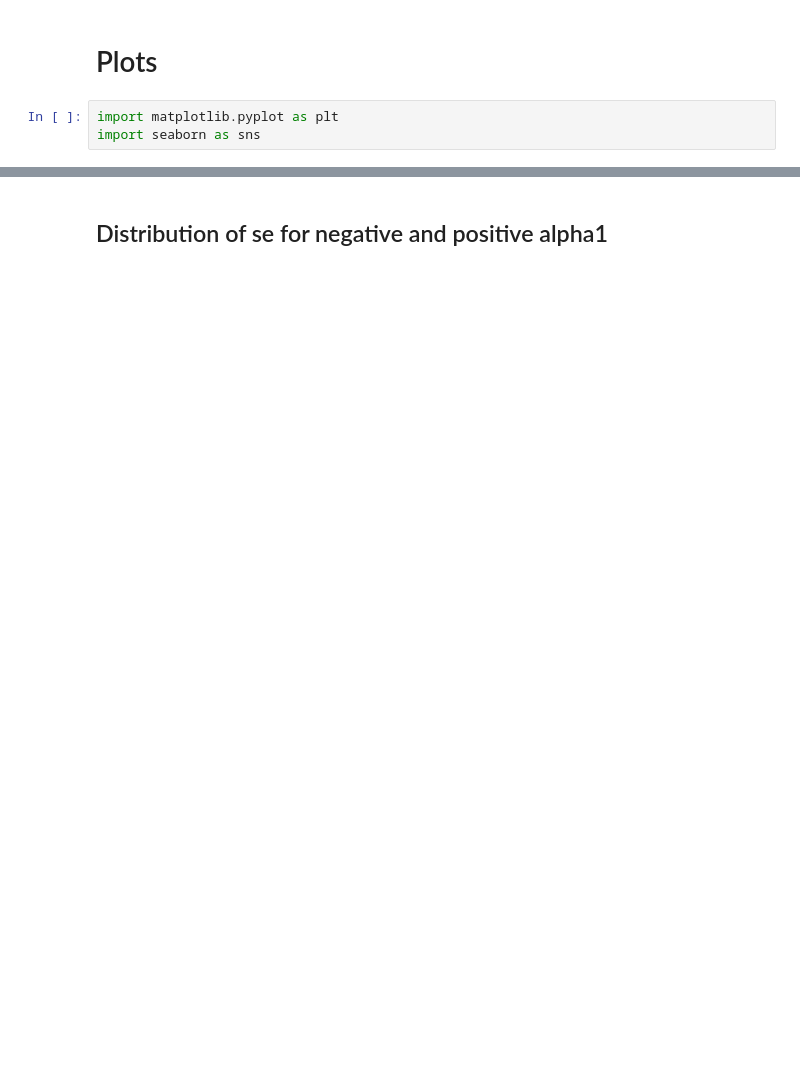
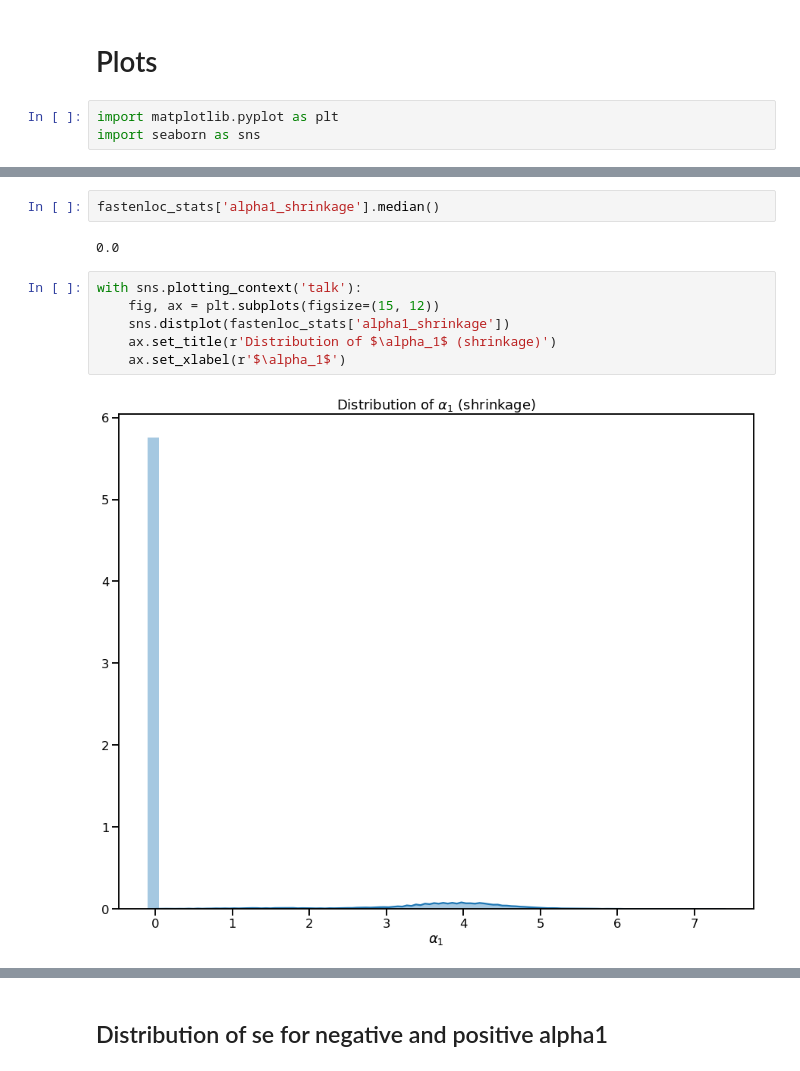
Before and after one commit to hakyimlab/phenomexcan, a Jupyter notebook: scripts/150_validation/35_fastenloc_alpha_se_plots.ipynb, the cells around one changed output, grey strips where cells are left out. Drawn from its saved outputs; the diff is of its cells as text; blank space fills up the shorter version.

```diff
--- a/scripts/150_validation/35_fastenloc_alpha_se_plots.ipynb
+++ b/scripts/150_validation/35_fastenloc_alpha_se_plots.ipynb
@@ -42,0 +61,12 @@ import seaborn as sns
+# %%
+fastenloc_stats['alpha1_shrinkage'].median()
+# %% [output]
+0.0
+# %%
+with sns.plotting_context('talk'):
+    fig, ax = plt.subplots(figsize=(15, 12))
+    sns.distplot(fastenloc_stats['alpha1_shrinkage'])
+    ax.set_title(r'Distribution of $\alpha_1$ (shrinkage)')
+    ax.set_xlabel(r'$\alpha_1$')
+# %% [output]
+[figure, added]
```
Also changed, not shown: parts of 28 cells of this notebook, 1 other file.
